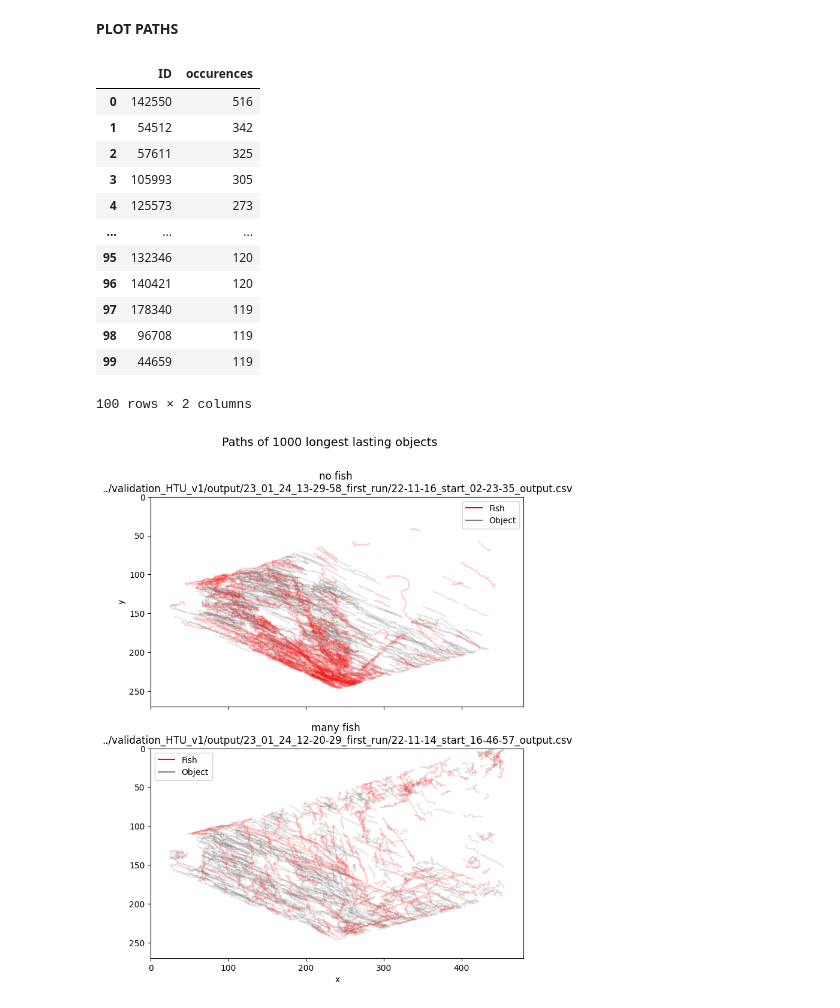
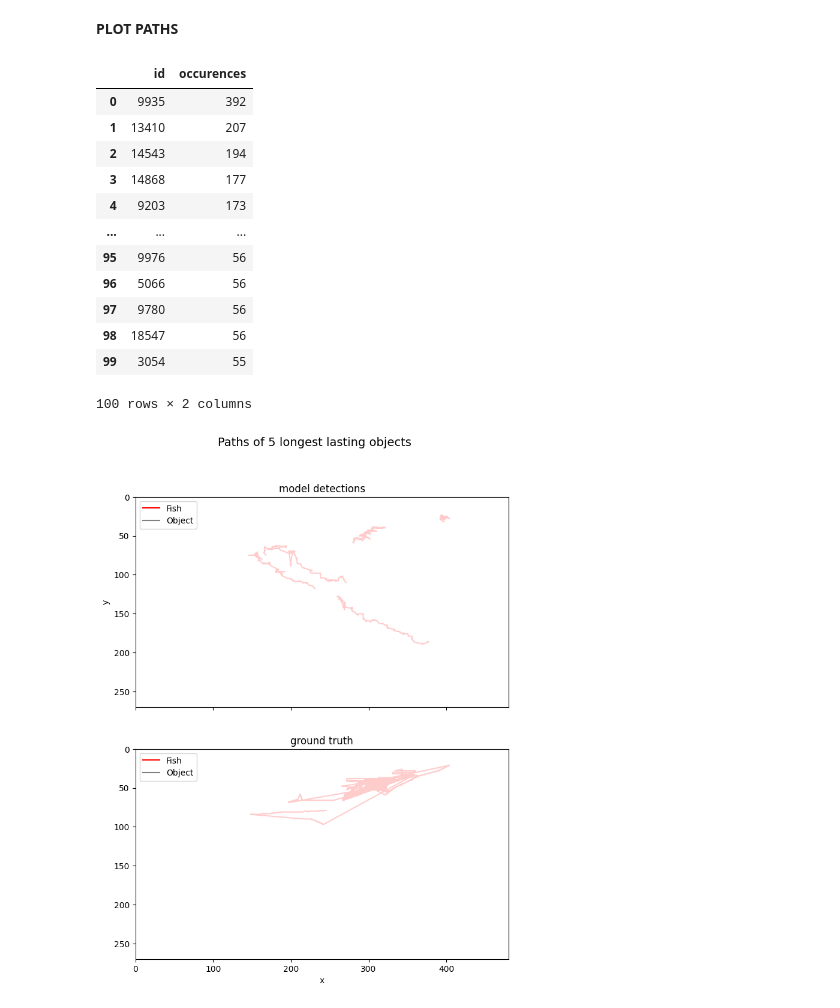
Before and after one commit to axpogroup/AXH-SonarFish, a Jupyter notebook: analysis/1_productionalization/classification_prototyping/classification_prototyping.ipynb, the cells around one changed output. Saved outputs shown, nothing was run; the diff lists cells and outputs as text; code cells hidden in the pictures.

Commit message:
Merged PR 5717: align truth and detection csv
- aligned truth and detection csv to be able to use the same code for visualizing both
- adapted prototyping notebook to work with our changes

```diff
--- a/analysis/1_productionalization/classification_prototyping/classification_prototyping.ipynb
+++ b/analysis/1_productionalization/classification_prototyping/classification_prototyping.ipynb
@@ -18,0 +7,12 @@ value_counts_many = pd.DataFrame(many_fish.ID.value_counts()).reset_index().rena
+# %%
+model_output_csv_path = "../../../data/model_output/start_2023-05-09T03-00-36.314+00-00/start_2023-05-09T03-00-36.314+00-00.csv"
+
+model_detections = pd.read_csv(model_output_csv_path, delimiter=",")
+
+ground_truth_csv = "../../../data/annotated/labels/start_2023-05-09T03-00-36.314+00-00_labels_ground_truth.csv"
+
+ground_truth = pd.read_csv(ground_truth_csv, delimiter=",")
+
+value_counts_model = pd.DataFrame(model_detections.id.value_counts()).reset_index().rename(columns={"index": "id", "id": "occurences"})
+
+value_counts_truth =  pd.DataFrame(ground_truth.id.value_counts()).reset_index().rename(columns={"index": "id", "id": "occurences"})
@@ -19,60 +35,53 @@ value_counts_many = pd.DataFrame(many_fish.ID.value_counts()).reset_index().rena
 # %% [markdown]
 **PLOT PATHS**
 # %%
-value_counts_few.head(100)
+value_counts_model.head(100)
 # %% [output]
-|  | ID | occurences |
-| 0 | 142550 | 516 |
-| 1 | 54512 | 342 |
-| 2 | 57611 | 325 |
-| 3 | 105993 | 305 |
-| 4 | 125573 | 273 |
+|  | id | occurences |
+| 0 | 9935 | 392 |
+| 1 | 13410 | 207 |
+| 2 | 14543 | 194 |
+| 3 | 14868 | 177 |
+| 4 | 9203 | 173 |
 | ... | ... | ... |
-| 95 | 132346 | 120 |
-| 96 | 140421 | 120 |
-| 97 | 178340 | 119 |
-| 98 | 96708 | 119 |
-| 99 | 44659 | 119 |
+| 95 | 9976 | 56 |
+| 96 | 5066 | 56 |
+| 97 | 9780 | 56 |
+| 98 | 18547 | 56 |
+| 99 | 3054 | 55 |
 100 rows × 2 columns
 # %%
-amount = 1000
+amount = 5
 alpha = 0.2
 fish_color = "red"
 object_color = "grey"
 
 fig, [ax, ax1] = plt.subplots(nrows=2, ncols=1, sharex=True,  figsize=(10, 10))
 plt.gca().invert_yaxis()
 
-data = few_fish
-for object in value_counts_few.ID.tolist()[:amount]:
-    if data.loc[data.ID == object, "Classification"].value_counts().idxmax() == "Fisch":
+for object in value_counts_model.id.tolist()[:amount]:
+    if model_detections.loc[model_detections.id == object, "classification"].value_counts().idxmax() == "fish":
         color = fish_color
     else:
         color = object_color
-    ax.plot(data.loc[data.ID == object, "x"], data.loc[data.ID == object, "y"], alpha=alpha, color=color)
+    ax.plot(model_detections.loc[model_detections.id == object, "x"], model_detections.loc[model_detections.id == object, "y"], alpha=alpha, color=color)
 
-data = many_fish
-for object in value_counts_many.ID.tolist()[:amount]:
-    if data.loc[data.ID == object, "Classification"].value_counts().idxmax() == "Fisch":
-        color = fish_color
-    else:
-        color = object_color
-    ax1.plot(data.loc[data.ID == object, "x"], data.loc[data.ID == object, "y"], alpha=alpha, color=color)
+ax1.plot(ground_truth["x"], ground_truth["y"], alpha=alpha, color=fish_color)
 
 ax.set(ylabel='y',
-       title="no fish \n" + few_fish_night_csv, ylim=[270, 0], xlim=[0, 480])
-ax1.set(xlabel='x', title="many fish \n" + many_fish_afternoon_csv, ylim=[270, 0], xlim=[0, 480])
+       title="model detections", ylim=[270, 0], xlim=[0, 480])
+ax1.set(xlabel='x', title="ground truth", ylim=[270, 0], xlim=[0, 480])
 ax.set_aspect('equal', adjustable='box')
 ax1.set_aspect('equal', adjustable='box')
 fig.suptitle(f"Paths of {amount} longest lasting objects", fontsize=14)
 
 line1 = ax.plot([],[], color=fish_color, label='Fish')
 line2 = ax.plot([],[], color=object_color, label='Object')
 ax.legend()
 line1 = ax1.plot([],[], color=fish_color, label='Fish')
 line2 = ax1.plot([],[], color=object_color, label='Object')
 ax1.legend()
 
 plt.show()
 # %% [output]
-[figure, old version]
+[figure, new version]
```
Also changed, not shown: parts of 9 cells of this notebook, 4 other files.
